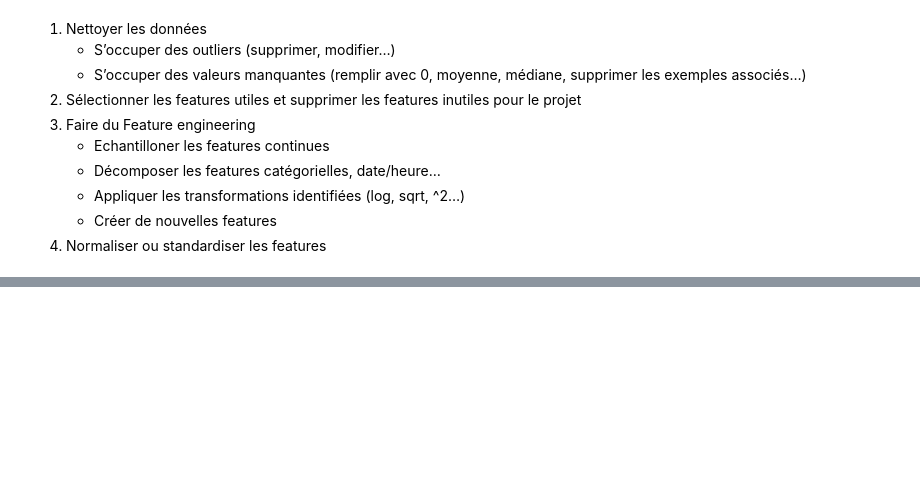
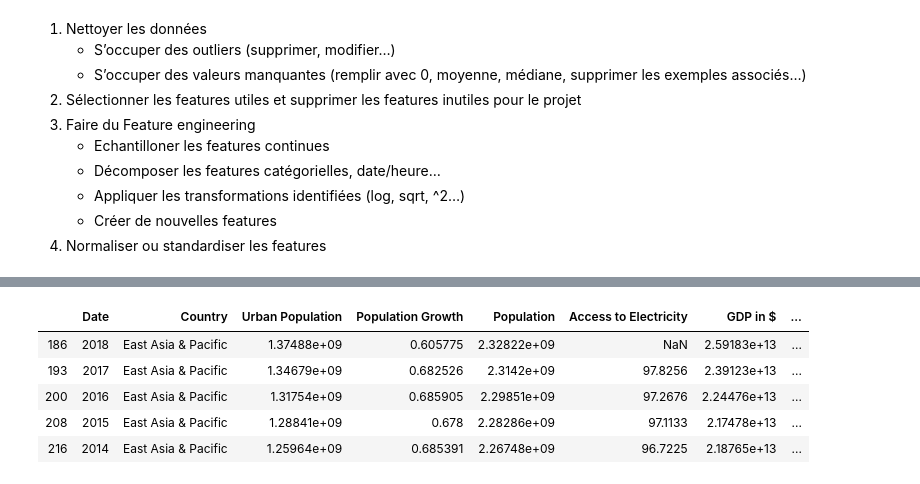
Before and after one commit to KevinFerin/HackatonMDI720, a Jupyter notebook: src/Hackathon-Jerem.ipynb, the cells around one changed output, grey strips where cells are left out. Cells and saved outputs as stored; diff of their text form; code cells hidden in the pictures; blank space fills up the shorter version.

Commit message:
Finished demographic part

```diff
--- a/src/Hackathon-Jerem.ipynb
+++ b/src/Hackathon-Jerem.ipynb
@@ -140,3 +70,18 @@ access_electricity_cleaned = clean_all_df(access_electricity)
+# %%
+urban_population_cleaned = clean_all_df(urban_population, 'Urban Population')
+population_growth_cleaned = clean_all_df(population_growth, 'Population Growth')
+population_cleaned = clean_all_df(population, 'Population')
+access_electricity_cleaned = clean_all_df(access_electricity, 'Access to Electricity')
+gdp_cleaned = clean_all_df(gdp, 'GDP in $')
+nitrous_oxyd_emission_cleaned = clean_all_df(nitrous_oxyd_emission, 'Nitrous Oxyd Emission')
+methan_emission_cleaned = clean_all_df(methan_emission, 'Methan Oxyd Emission')
+co2_emission_cleaned = clean_all_df(co2_emission, 'CO2 Emission')
+# %%
+df_list = [urban_population_cleaned, population_growth_cleaned, population_cleaned,
+           access_electricity_cleaned, gdp_cleaned, nitrous_oxyd_emission_cleaned,
+          methan_emission_cleaned, co2_emission_cleaned]
+# %%
+df_demographic = merge_df(df_list)
 # %%
 global_region = ['North America', 'Euro area', 'Russian Federation', 'Sub-Saharan Africa',
                  'Middle East & North Africa', 'East Asia & Pacific', 'Latin America & Caribbean']
@@ -157,0 +88,11 @@ fig.show()
+# %%
+df_demographic_grouped = get_region(df_demographic, global_region)
+# %%
+df_demographic_grouped.head()
+# %% [output]
+|  | Date | Country | Urban Population | Population Growth | Population | Access to Electricity | GDP in $ | ... |
+| 186 | 2018 | East Asia & Pacific | 1.37488e+09 | 0.605775 | 2.32822e+09 | NaN | 2.59183e+13 | ... |
+| 193 | 2017 | East Asia & Pacific | 1.34679e+09 | 0.682526 | 2.3142e+09 | 97.8256 | 2.39123e+13 | ... |
+| 200 | 2016 | East Asia & Pacific | 1.31754e+09 | 0.685905 | 2.29851e+09 | 97.2676 | 2.24476e+13 | ... |
+| 208 | 2015 | East Asia & Pacific | 1.28841e+09 | 0.678 | 2.28286e+09 | 97.1133 | 2.17478e+13 | ... |
+| 216 | 2014 | East Asia & Pacific | 1.25964e+09 | 0.685391 | 2.26748e+09 | 96.7225 | 2.18765e+13 | ... |
```
Also changed, not shown: parts of 14 cells of this notebook, 1 other file.
